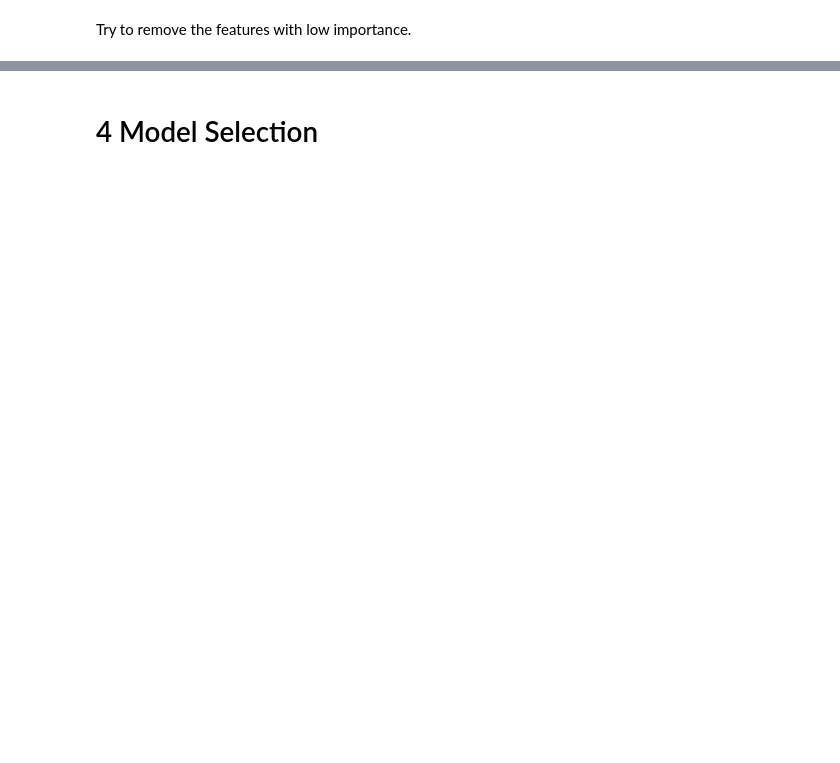
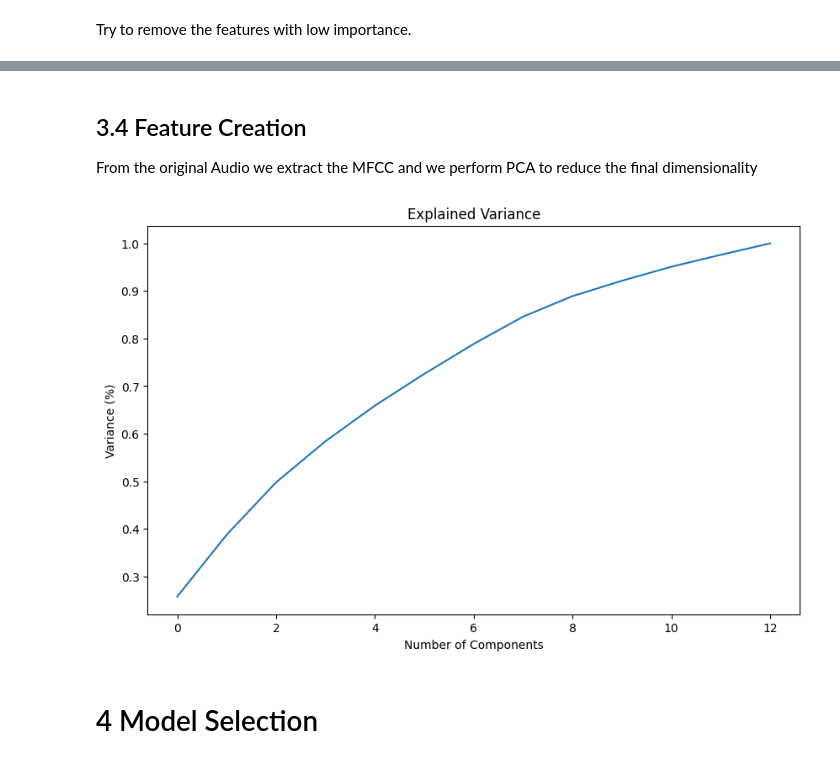
Before and after one commit to d4darius/DSL-AgeDetection, a Jupyter notebook: DSL-AgeDetection.ipynb, the cells around one changed output, grey strips where cells are left out. Cells and saved outputs as stored; diff of their text form; code cells hidden in the pictures; blank space fills up the shorter version.

Commit message:
Minor Adjustments + PCA for MFCC (no Delta)

```diff
--- a/DSL-AgeDetection.ipynb
+++ b/DSL-AgeDetection.ipynb
@@ -274,7 +321,7 @@ plt.show()
 # %% [markdown]
 Try to remove the features with low importance.
 # %%
-col_drop = features_df[features_df['Importance'] < 0.15]['Feature']
+col_drop = ['sampling_rate','num_pauses', 'tempo']
 print(f"Columns to drop: {col_drop}")
 df_dropped = df_dropped.drop(columns=col_drop) # drop non-numeric columns
 feature_names = df_dropped.drop(columns=["age"]).columns
@@ -291,0 +344,46 @@ print(f"RMSE: {rmse:.4f}")
+# %%
+col_drop.append('Id')
+df_dropped['path'] = dev_df['path']
+dev_df = df_dropped.copy()
+# %% [markdown]
+## 3.4 Feature Creation
+
+From the original Audio we extract the MFCC and we perform PCA to reduce the final dimensionality
+# %%
+def get_mfcc(row):
+    directory = 'DSL_Winter_Project_2025/'
+    file_path = os.path.join(directory, row['path'])
+    if os.path.isfile(file_path):
+        y, sr = librosa.load(file_path, sr=22050.0)
+        mfcc = librosa.feature.mfcc(y=y, sr=sr, n_mfcc=13)
+        mfcc_mean = np.mean(mfcc, axis=1)
+
+        # Return all features flattened into a list
+        return list(mfcc_mean)
+    return [np.nan] * (13)
+# %%
+# Extract MFCC features
+aux = pd.DataFrame()
+aux[[f'mfcc_{i}' for i in range(13)]] = dev_df.apply(get_mfcc, axis=1, result_type='expand')
+eval_aux = pd.DataFrame()
+eval_aux[[f'mfcc_{i}' for i in range(13)]] = eval_df.apply(get_mfcc, axis=1, result_type='expand')
+
+# Scale the outputted data
+scaler = StandardScaler()
+scaler.fit(aux)
+aux = scaler.transform(aux)
+eval_aux = scaler.transform(eval_aux)
+
+pca = PCA(n_components=13)
+
+aux_pca = pca.fit_transform(aux)
+eval_aux_pca = pca.transform(eval_aux)
+
+plt.figure(figsize=(10, 6))
+plt.plot(np.cumsum(pca.explained_variance_ratio_))
+plt.xlabel('Number of Components')
+plt.ylabel('Variance (%)') #for each component
+plt.title('Explained Variance')
+plt.show()
+# %% [output]
+[figure, added]
```
Also changed, not shown: parts of 32 cells of this notebook, 4 other files.
